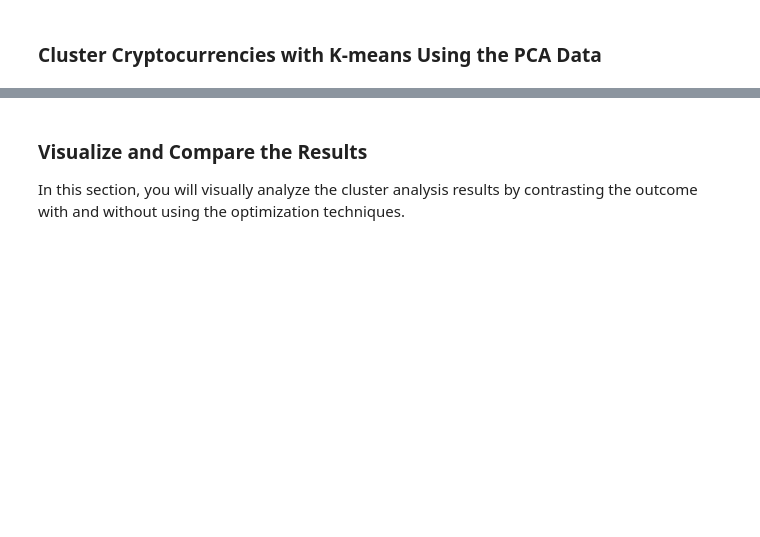
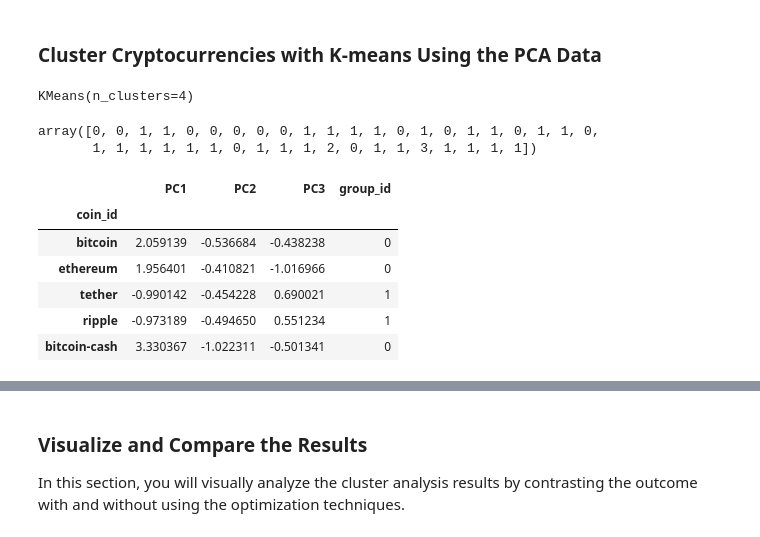
Before and after one commit to cwolf1424/Crypto_Clustering, a Jupyter notebook: Crypto_Clustering.ipynb, the cells around one changed output, grey strips where cells are left out. Drawn from its saved outputs; the diff is of its cells as text; code cells hidden in the pictures; blank space fills up the shorter version.

```diff
--- a/Crypto_Clustering.ipynb
+++ b/Crypto_Clustering.ipynb
@@ -316,19 +313,43 @@ pca_k_df.hvplot.line(
 ### Cluster Cryptocurrencies with K-means Using the PCA Data
 # %%
 # Initialize the K-Means model using the best value for k
+pca_k_model = KMeans(n_clusters=4)
 # %%
 # Fit the K-Means model using the PCA data
+pca_k_model.fit(pca_df)
+# %% [output]
+KMeans(n_clusters=4)
 # %%
 # Predict the clusters to group the cryptocurrencies using the PCA data
+pca_k_predictions = pca_k_model.predict(pca_df)
 
 # Print the resulting array of cluster values.
+pca_k_predictions
+# %% [output]
+array([0, 0, 1, 1, 0, 0, 0, 0, 0, 1, 1, 1, 1, 0, 1, 0, 1, 1, 0, 1, 1, 0,
+       1, 1, 1, 1, 1, 1, 0, 1, 1, 1, 2, 0, 1, 1, 3, 1, 1, 1, 1])
 # %%
 # Create a copy of the DataFrame with the PCA data
-
+pca_ideal_k_df = pca_df.copy()
 
 # Add a new column to the DataFrame with the predicted clusters
+pca_ideal_k_df["group_id"] = pca_k_predictions
 
+# Add Cripto names
+pca_ideal_k_df.index = trans_mkt_df.index
+
+# Change column names
+pca_ideal_k_df = pca_ideal_k_df.rename(columns = ({0:"PC1",1:"PC2",2:"PC3"}))
 
 # Display sample data
+pca_ideal_k_df.head()
+# %% [output]
+|  | PC1 | PC2 | PC3 | group_id |
+| coin_id |  |  |  |  |
+| bitcoin | 2.059139 | -0.536684 | -0.438238 | 0 |
+| ethereum | 1.956401 | -0.410821 | -1.016966 | 0 |
+| tether | -0.990142 | -0.454228 | 0.690021 | 1 |
+| ripple | -0.973189 | -0.494650 | 0.551234 | 1 |
+| bitcoin-cash | 3.330367 | -1.022311 | -0.501341 | 0 |
 # %%
 # Create a scatter plot using hvPlot by setting
```
Also changed, not shown: parts of 13 cells of this notebook, 1 other file.
